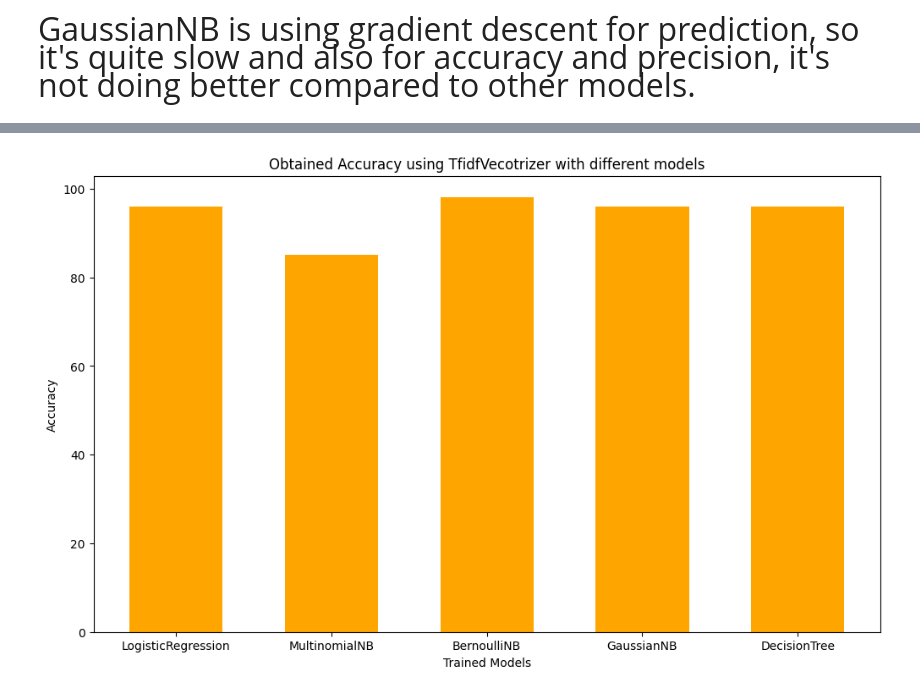
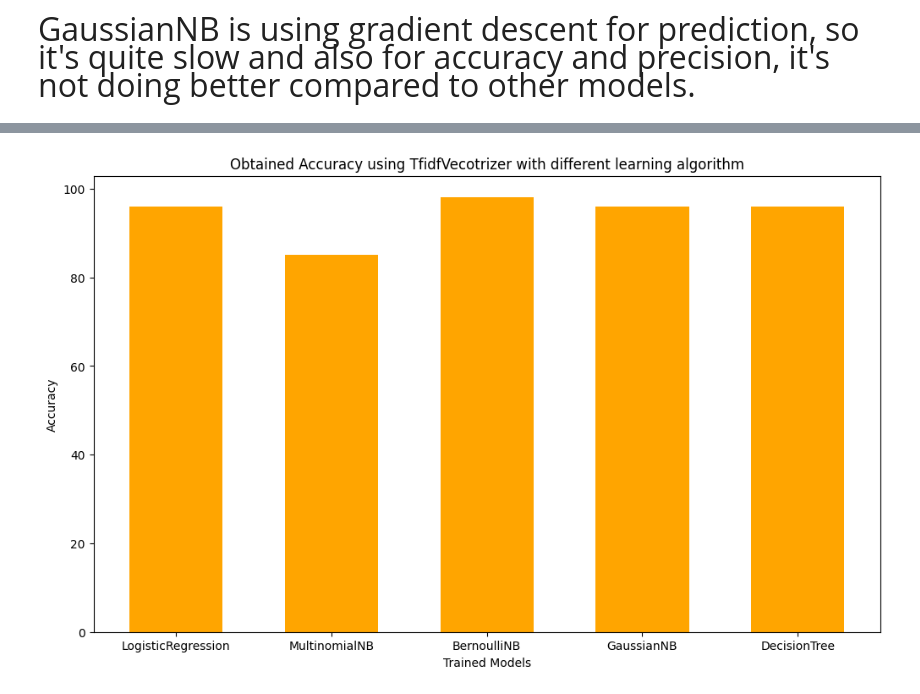
Before and after one commit to Inmoresentum/SpamEmailDetection, a Jupyter notebook: src/SpamEmailDetction.ipynb, the cells around one changed output, grey strips where cells are left out. Drawn from its saved outputs; the diff is of its cells as text; code cells hidden in the pictures.

```diff
--- a/src/SpamEmailDetction.ipynb
+++ b/src/SpamEmailDetction.ipynb
@@ -537,13 +537,13 @@ plt.show()
 # %%
 # Plotting a bar chart using the accuracy that obtained using tfidf_vect.
 plt.figure(figsize=(12, 7))
 
 # creating the bar plot
 plt.bar(dict_of_accuracy_with_tfidf_vect.keys(), dict_of_accuracy_with_tfidf_vect.values(), color='orange', width=0.6)
 
 plt.xlabel("Trained Models")
 plt.ylabel("Accuracy")
-plt.title("Obtained Accuracy using TfidfVecotrizer with different models")
+plt.title("Obtained Accuracy using TfidfVecotrizer with different learning algorithm")
 plt.show()
 # %% [output]
-[figure, old version]
+[figure, new version]
```
Also changed, not shown: parts of 5 cells of this notebook, 4 other files.
